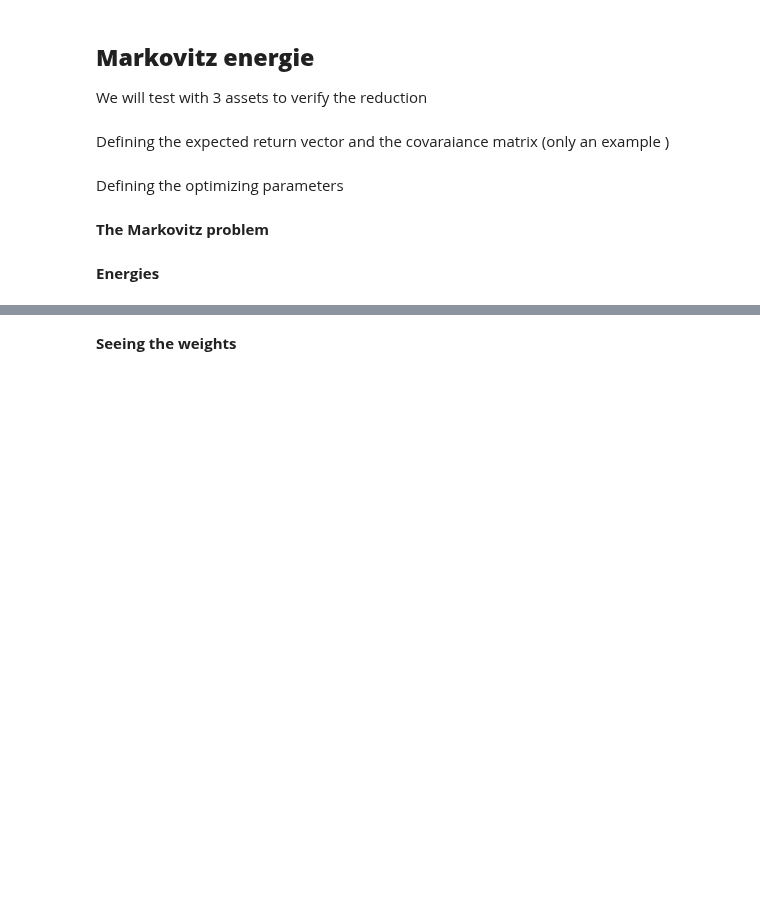
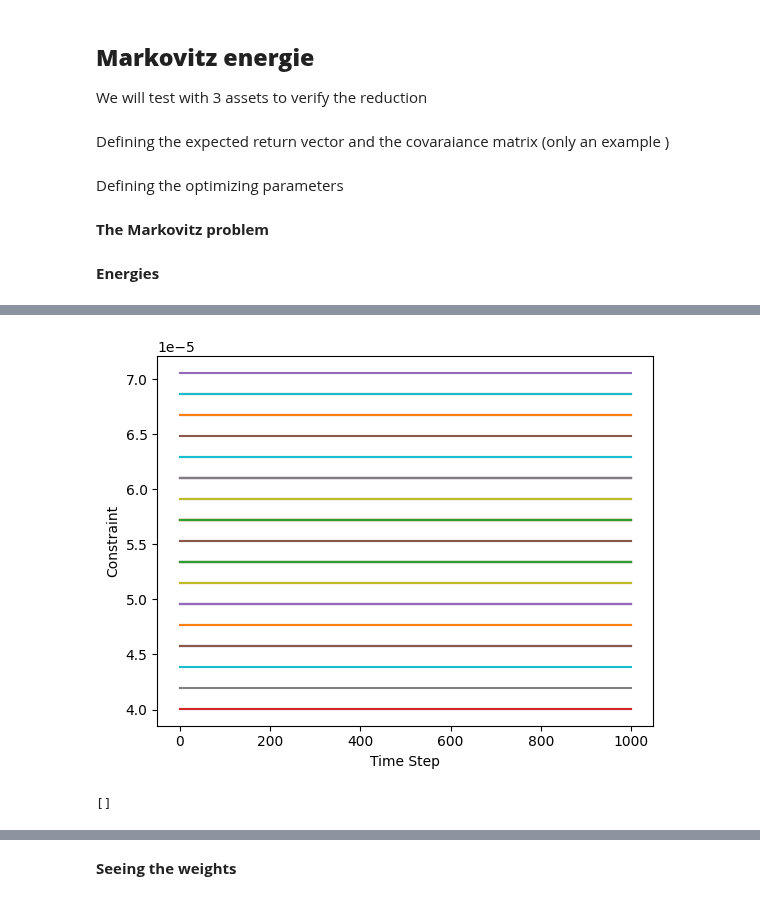
Before and after one commit to NESRINE202/SB_Algorithm_applications, a Jupyter notebook: Markovitz_testing.ipynb, the cells around one changed output, grey strips where cells are left out. Saved outputs shown, nothing was run; the diff lists cells and outputs as text; code cells hidden in the pictures; blank space fills up the shorter version.

```diff
--- a/Markovitz_testing.ipynb
+++ b/Markovitz_testing.ipynb
@@ -77,0 +95,10 @@ print(np.shape(states))
+# %%
+def Pbinaire(bits,n):
+    p = np.zeros((n,n*(bits)))
+    # pp = np.array([2**i for i in range(bits)])
+    pp= np.ones(bits)
+
+    for i in range(n):
+        start = i*(bits)
+        p[i,start:start+len(pp)] = pp
+    return p/(2**bits)
@@ -78 +114,29 @@ print(np.shape(states))
+# %%
+# Evolution of the constraint that P (SF+I)/2 = 1
+import matplotlib.pyplot as plt
+Sum = np.zeros((n_cond_init,iteration))
+for t in range(iteration):
+    S = states[:,:,t,0]
+    SF= np.zeros(np.shape(S))
+    SF[states[:, :, t, 0] >= 0] = 1
+    SF[states[:, :, t, 0] < 0] = -1
+    I = np.ones(np.shape(SF))
+    Weights = np.dot(Pbinaire(fraction,3),(SF+I).T)
+    Sum[:,t] = np.sum(Weights,axis = 0 )
+
+# print(np.sum(Weights,axis = 0))
+# print(Sum)
+for i in range(n_cond_init):
+    plt.plot(np.array(list(range(iteration))), Sum[i,:])
+
+plt.xlabel('Time Step')
+plt.ylabel('Constraint')
+plt.show()
+# %% [output]
+[figure, added]
+# %%
+
+print(states[Sum[:,-1]==1,:,-1,0])
+# %% [output]
+[]
 # %%
```
Also changed, not shown: parts of 18 cells of this notebook, 8 other files.
